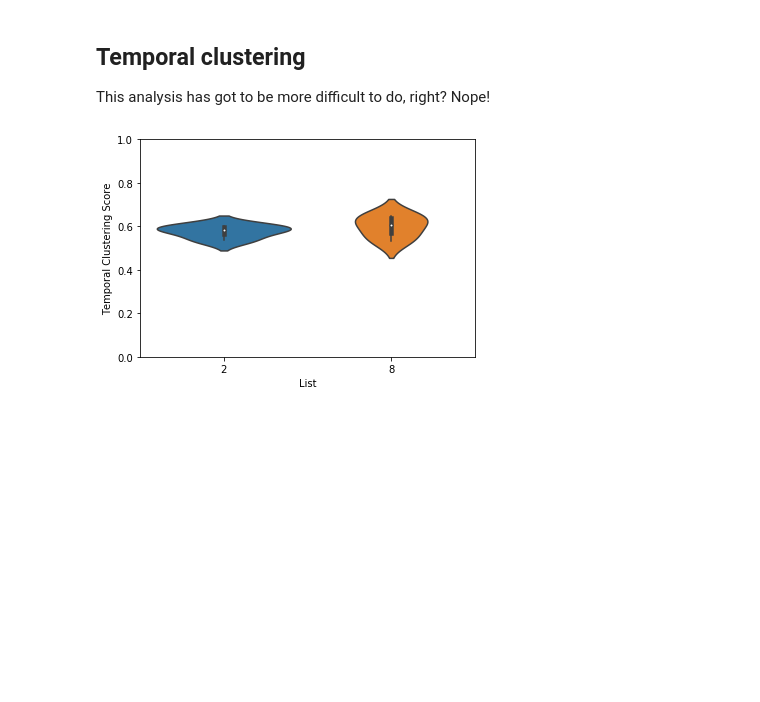
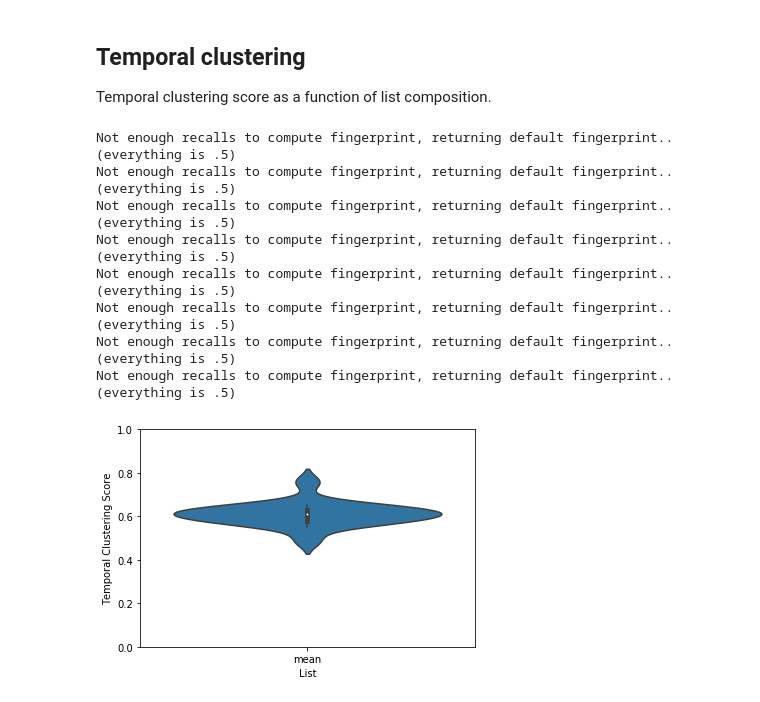
Before and after one commit to memobc/TOTO-tDCS, a Jupyter notebook: analysis/toto-tdcs.ipynb, the cells around one changed output. Drawn from its saved outputs; the diff is of its cells as text; code cells hidden in the pictures; blank space fills up the shorter version.

```diff
--- a/analysis/toto-tdcs.ipynb
+++ b/analysis/toto-tdcs.ipynb
@@ -55,7 +57,7 @@ Second, recall. We need to extract the subject's ID and list ID from the filenam
 def read_and_extract(f):
 
     # read in file
-    tmp = pd.read_table(filepath_or_buffer = f, comment = "#", header = None)
+    tmp = pd.read_csv(filepath_or_buffer = f, skip_blank_lines = True)
 
     # add subjectID column
     p = re.compile('sub-[ps]\d\d\d') # regular expression pattern object
@@ -74,8 +76,8 @@ def read_and_extract(f):
     return tmp
 # %%
 # get filenames using glob
-path = '/Users/kylekurkela/Google Drive/Behavioral Data/TOTO-tDCS/derivatives/penntotalrecall/lunbei/*/' # where the data is on Kyle's Desktop
-filenames = glob.glob(path + "*.ann") # filenames selected using wildcards
+path = '/Volumes/GoogleDrive/My Drive/Behavioral Data/TOTO-tDCS/derivatives/penntotalrecall/sub-s0*/ses-01/' # where the data is on Kyle's Desktop
+filenames = glob.glob(path + "*.csv") # filenames selected using wildcards
 
 # read in using pandas
 recall = pd.concat((read_and_extract(f) for f in filenames)) # read and concatenate
@@ -120,38 +132,59 @@ for s in study['subjectID'].unique():
     presented_words.append(lists)
     presented_word_features.append(lists_features)
 # %%
-# Goal: turn `recall` data.frames into lists of lists. Note: must match the order of the `study` data.frame.
+# Goal: turn `recall` data.frame into a lists of lists. Note: must match the order of the `study` data.frame
 
+# initalize a list of recalled words
 recalled_words = []
 
 # for each subject...
 for s in study['subjectID'].unique():
 
+    # the current subject's encoding (or study) data
     cur_sub = study[study['subjectID'] == s]
 
+    # initialize a temporary variable to hold the recalled words
     lists = []
 
-    # for each list...
+    # for each list from **encoding/study**...
     for l in cur_sub['listID'].unique():
 
+        # the current list from **recall**
         cur_list = recall[np.array(recall['listID'] == str(l)) & np.array(recall['subjectID'] == s)]
 
         # words recalled from this list for this subject
-        words = cur_list.iloc[:, 2].tolist()
+        words = cur_list.iloc[:, 1].tolist()
 
         # remove the "unknown" words
         while 'UNKNOWN' in words:
             words.remove('UNKNOWN')
 
+        # remove tildes (~) in words
+        while '~' in words:
+            words.remove('~')
+
+        # remove question marks (?) in words
+        while '?' in words:
+            words.remove('?')
+
+        # remove nans
+        c = -1
+        for w in words:
+            c = c + 1
+            if type(w) != str:
+                words[c] = ''
+
+        # force the words to be lowercase and append
         lists.append(map(str.lower, words))
 
+    # append
     recalled_words.append(lists)
 # %%
 # create an egg
 egg = q.Egg(pres=presented_words, rec=recalled_words, features=presented_word_features)
 
-# remove subjects 'test' and 'p001'
-egg = egg.crack(subjects=[1,2,3,4])
+# remove subjects who haven't been scored yet
+egg = q.crack_egg(egg, subjects=range(18))
 
 # information about the egg
 egg.info()
@@ -278,12 +314,20 @@ ax = q.plot(lagcrp)
-# %% [markdown]
-## Temporal clustering
-
-This analysis has got to be more difficult to do, right? Nope!
+# %% [markdown]
+## Temporal clustering
+
+Temporal clustering score as a function of list composition.
 # %%
-temporal = q.analyze(egg, analysis='temporal', listgroup=['2']*8+['8']*8)
-ax = q.plot(temporal, plot_style='violin', ylim=[0,1])
+temporal = q.analyze(egg, analysis='temporal', listgroup=['mean']*16)
+ax = q.plot(temporal, plot_style="violin" , ylim=[0,1])
 # %% [output]
+Not enough recalls to compute fingerprint, returning default fingerprint.. (everything is .5)
+Not enough recalls to compute fingerprint, returning default fingerprint.. (everything is .5)
+Not enough recalls to compute fingerprint, returning default fingerprint.. (everything is .5)
+Not enough recalls to compute fingerprint, returning default fingerprint.. (everything is .5)
+Not enough recalls to compute fingerprint, returning default fingerprint.. (everything is .5)
+Not enough recalls to compute fingerprint, returning default fingerprint.. (everything is .5)
+Not enough recalls to compute fingerprint, returning default fingerprint.. (everything is .5)
+Not enough recalls to compute fingerprint, returning default fingerprint.. (everything is .5)
-[figure, old version]
+[figure, new version]
 # %%
 # repeated measures ttest
 t, p = stats.ttest_rel(temporal.xs('2', level='List'), temporal.xs('8', level='List'), nan_policy='omit')
```
Also changed, not shown: parts of 35 cells of this notebook.
